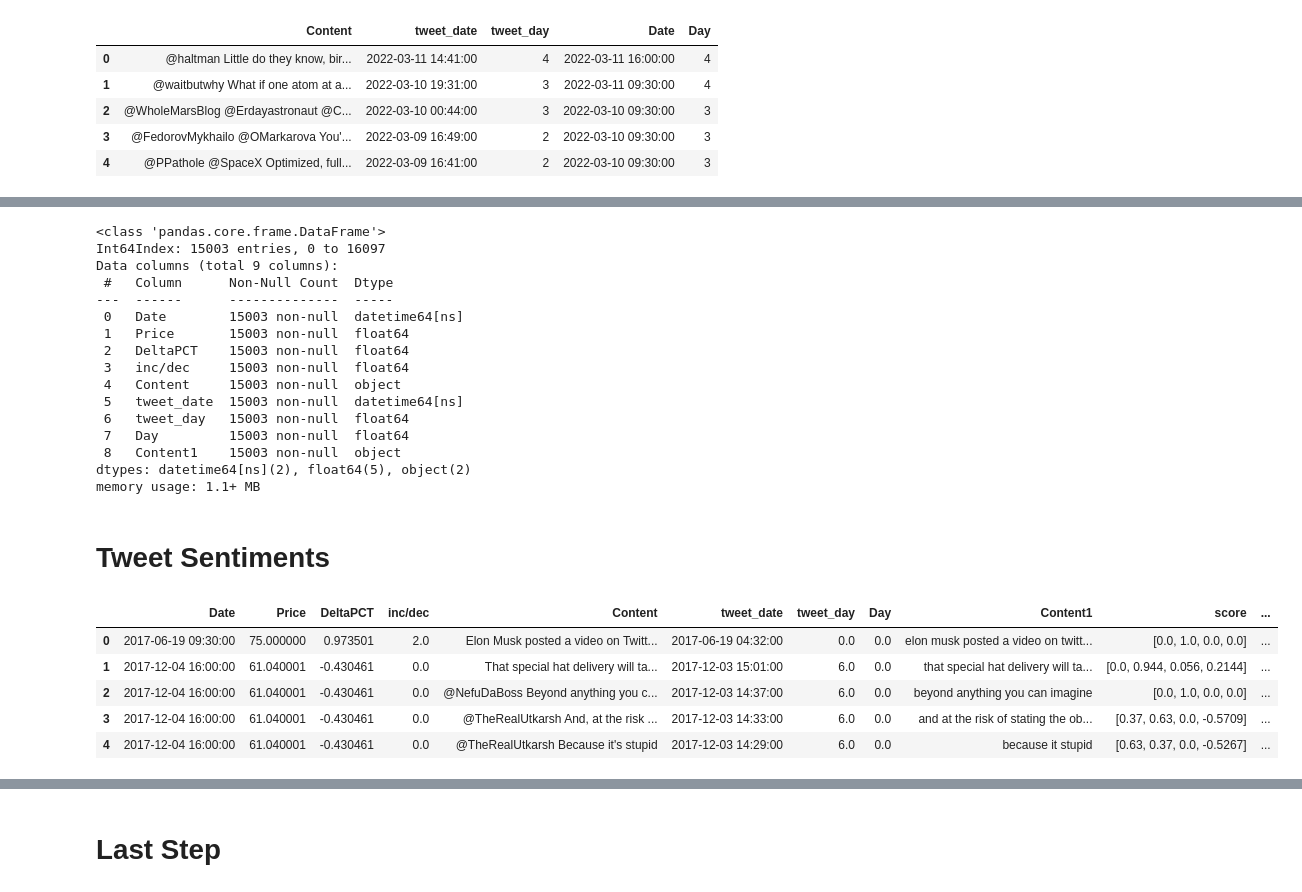
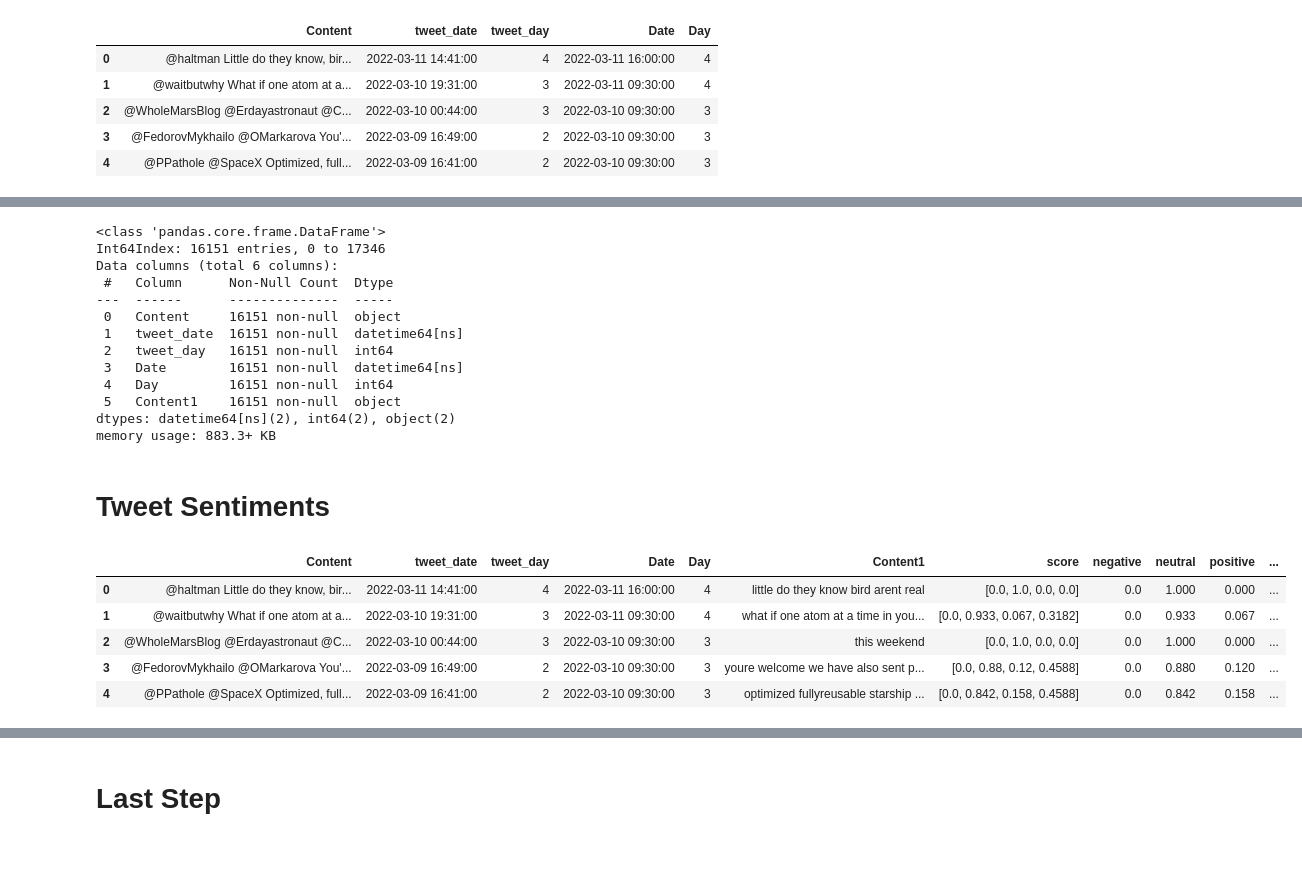
Before and after one commit to warriorprince86/MachineLearning, a Jupyter notebook: project/src/datamerge.ipynb, the cells around one changed output, grey strips where cells are left out. Drawn from its saved outputs; the diff is of its cells as text; code cells hidden in the pictures; blank space fills up the shorter version.

```diff
--- a/project/src/datamerge.ipynb
+++ b/project/src/datamerge.ipynb
@@ -232,26 +226,23 @@ def sentence_to_wordlist(sentence, remove_stopwords=False):
 #   return text
 # %%
 # create a new column
-df['Content1']= df.Content.apply(lambda row: sentence_to_wordlist(row))
-df.dropna(how='any', inplace=True)
-df.info()
+df_tweets['Content1']= df_tweets.Content.apply(lambda row: sentence_to_wordlist(row))
+df_tweets.dropna(how='any', inplace=True)
+df_tweets.info()
 # %% [output]
 <class 'pandas.core.frame.DataFrame'>
-Int64Index: 15003 entries, 0 to 16097
-Data columns (total 9 columns):
+Int64Index: 16151 entries, 0 to 17346
+Data columns (total 6 columns):
  #   Column      Non-Null Count  Dtype
 ---  ------      --------------  -----
- 0   Date        15003 non-null  datetime64[ns]
- 1   Price       15003 non-null  float64
- 2   DeltaPCT    15003 non-null  float64
- 3   inc/dec     15003 non-null  float64
- 4   Content     15003 non-null  object
- 5   tweet_date  15003 non-null  datetime64[ns]
- 6   tweet_day   15003 non-null  float64
- 7   Day         15003 non-null  float64
- 8   Content1    15003 non-null  object
-dtypes: datetime64[ns](2), float64(5), object(2)
-memory usage: 1.1+ MB
+ 0   Content     16151 non-null  object
+ 1   tweet_date  16151 non-null  datetime64[ns]
+ 2   tweet_day   16151 non-null  int64
+ 3   Date        16151 non-null  datetime64[ns]
+ 4   Day         16151 non-null  int64
+ 5   Content1    16151 non-null  object
+dtypes: datetime64[ns](2), int64(2), object(2)
+memory usage: 883.3+ KB
 # %% [markdown]
 # Tweet Sentiments
 # %%
@@ -277,15 +268,15 @@ def calculate_polarity_scores(x):
         score_list.append(i)
     return score_list
 # %%
-result = polarityScore(df, 'Content1')
+df_tweets = polarityScore(df_tweets, 'Content1')
 # sns.histplot(data=result, x='compound')
-result.head()
+df_tweets.head()
 # %% [output]
-|  | Date | Price | DeltaPCT | inc/dec | Content | tweet_date | tweet_day | Day | Content1 | score | ... |
-| 0 | 2017-06-19 09:30:00 | 75.000000 | 0.973501 | 2.0 | Elon Musk posted a video on Twitt... | 2017-06-19 04:32:00 | 0.0 | 0.0 | elon musk posted a video on twitt... | [0.0, 1.0, 0.0, 0.0] | ... |
-| 1 | 2017-12-04 16:00:00 | 61.040001 | -0.430461 | 0.0 | That special hat delivery will ta... | 2017-12-03 15:01:00 | 6.0 | 0.0 | that special hat delivery will ta... | [0.0, 0.944, 0.056, 0.2144] | ... |
-| 2 | 2017-12-04 16:00:00 | 61.040001 | -0.430461 | 0.0 | @NefuDaBoss Beyond anything you c... | 2017-12-03 14:37:00 | 6.0 | 0.0 | beyond anything you can imagine | [0.0, 1.0, 0.0, 0.0] | ... |
-| 3 | 2017-12-04 16:00:00 | 61.040001 | -0.430461 | 0.0 | @TheRealUtkarsh And, at the risk ... | 2017-12-03 14:33:00 | 6.0 | 0.0 | and at the risk of stating the ob... | [0.37, 0.63, 0.0, -0.5709] | ... |
-| 4 | 2017-12-04 16:00:00 | 61.040001 | -0.430461 | 0.0 | @TheRealUtkarsh Because it's stupid | 2017-12-03 14:29:00 | 6.0 | 0.0 | because it stupid | [0.63, 0.37, 0.0, -0.5267] | ... |
+|  | Content | tweet_date | tweet_day | Date | Day | Content1 | score | negative | neutral | positive | ... |
+| 0 | @haltman Little do they know, bir... | 2022-03-11 14:41:00 | 4 | 2022-03-11 16:00:00 | 4 | little do they know bird arent real | [0.0, 1.0, 0.0, 0.0] | 0.0 | 1.000 | 0.000 | ... |
+| 1 | @waitbutwhy What if one atom at a... | 2022-03-10 19:31:00 | 3 | 2022-03-11 09:30:00 | 4 | what if one atom at a time in you... | [0.0, 0.933, 0.067, 0.3182] | 0.0 | 0.933 | 0.067 | ... |
+| 2 | @WholeMarsBlog @Erdayastronaut @C... | 2022-03-10 00:44:00 | 3 | 2022-03-10 09:30:00 | 3 | this weekend | [0.0, 1.0, 0.0, 0.0] | 0.0 | 1.000 | 0.000 | ... |
+| 3 | @FedorovMykhailo @OMarkarova You'... | 2022-03-09 16:49:00 | 2 | 2022-03-10 09:30:00 | 3 | youre welcome we have also sent p... | [0.0, 0.88, 0.12, 0.4588] | 0.0 | 0.880 | 0.120 | ... |
+| 4 | @PPathole @SpaceX Optimized, full... | 2022-03-09 16:41:00 | 2 | 2022-03-10 09:30:00 | 3 | optimized fullyreusable starship ... | [0.0, 0.842, 0.158, 0.4588] | 0.0 | 0.842 | 0.158 | ... |
 # %%
 import seaborn as sns
```
Also changed, not shown: parts of 20 cells of this notebook.
